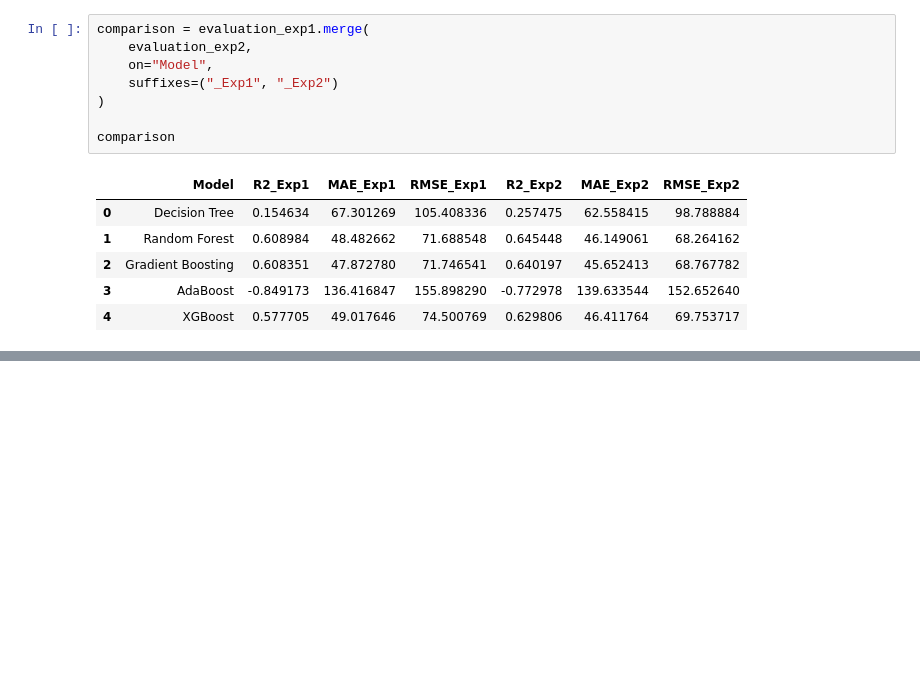
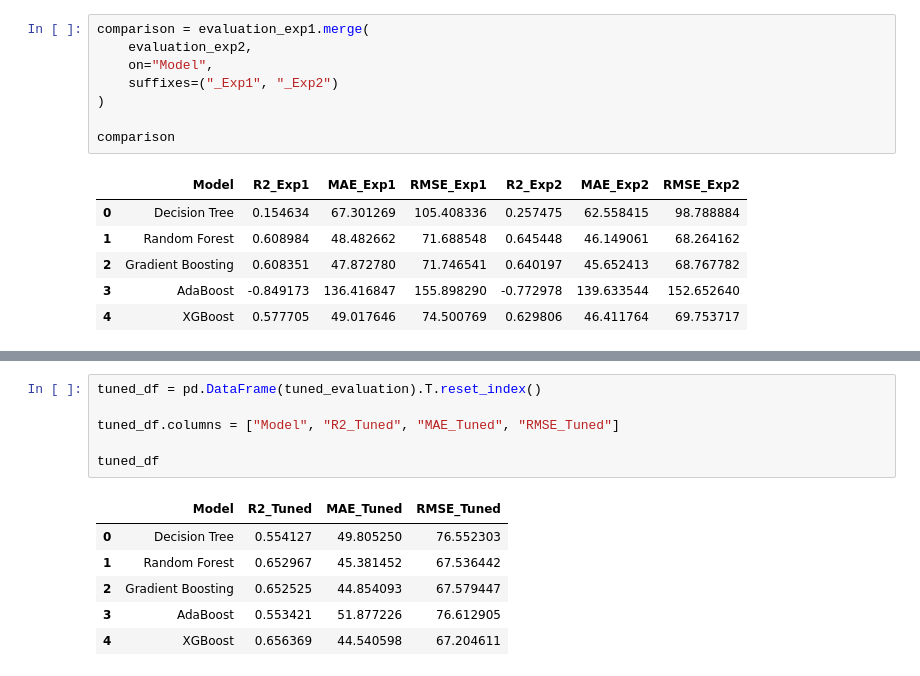
Before and after one commit to lubnashahanas07/PM25-Prediction-Using-Machine-Learning, a Jupyter notebook: modelling.ipynb, the cells around one changed output, grey strips where cells are left out. Drawn from its saved outputs; the diff is of its cells as text; blank space fills up the shorter version.

```diff
--- a/modelling.ipynb
+++ b/modelling.ipynb
@@ -160,0 +266,13 @@ comparison
+# %%
+tuned_df = pd.DataFrame(tuned_evaluation).T.reset_index()
+
+tuned_df.columns = ["Model", "R2_Tuned", "MAE_Tuned", "RMSE_Tuned"]
+
+tuned_df
+# %% [output]
+|  | Model | R2_Tuned | MAE_Tuned | RMSE_Tuned |
+| 0 | Decision Tree | 0.554127 | 49.805250 | 76.552303 |
+| 1 | Random Forest | 0.652967 | 45.381452 | 67.536442 |
+| 2 | Gradient Boosting | 0.652525 | 44.854093 | 67.579447 |
+| 3 | AdaBoost | 0.553421 | 51.877226 | 76.612905 |
+| 4 | XGBoost | 0.656369 | 44.540598 | 67.204611 |
```
Also changed, not shown: parts of 9 cells of this notebook.
